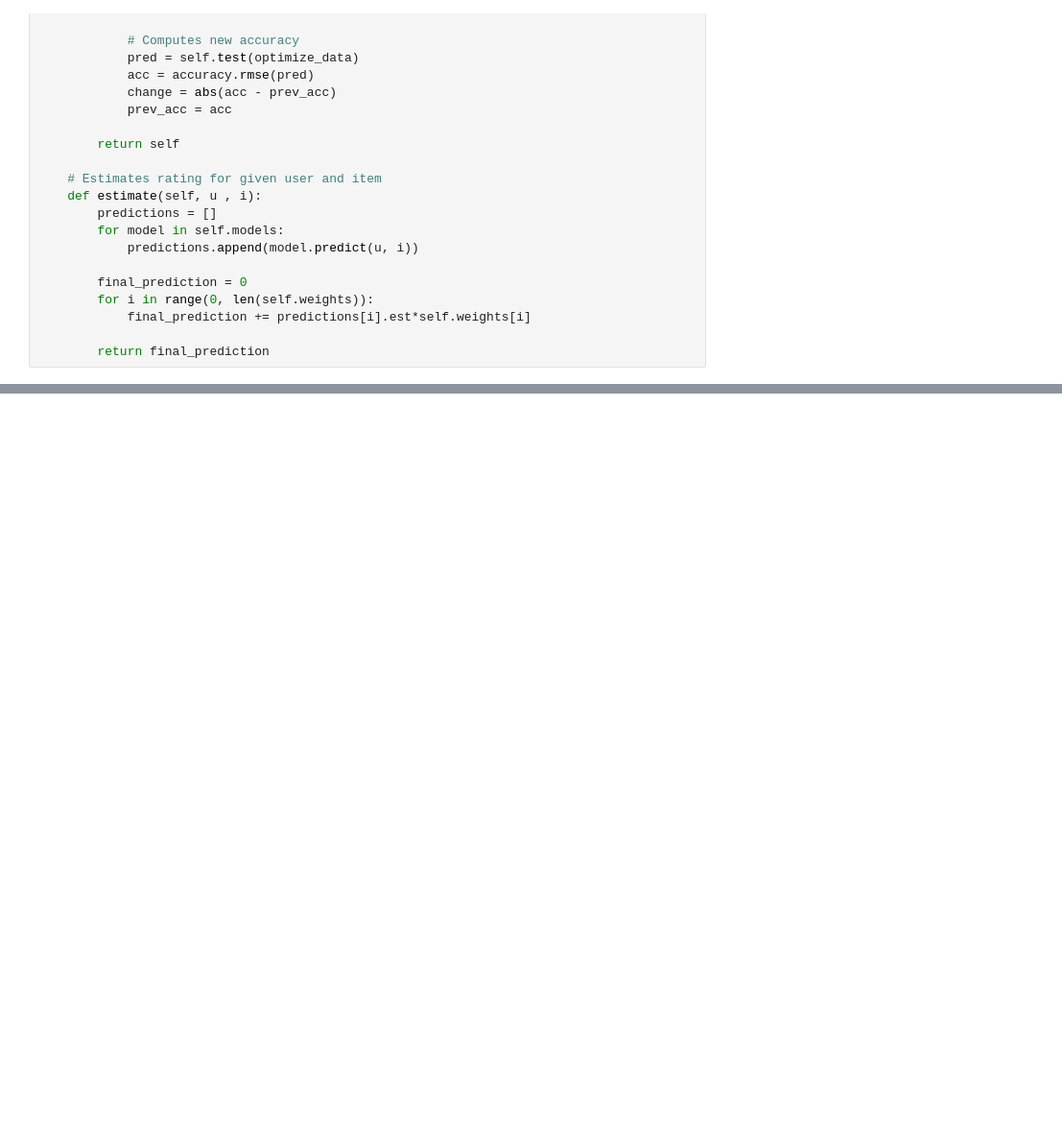
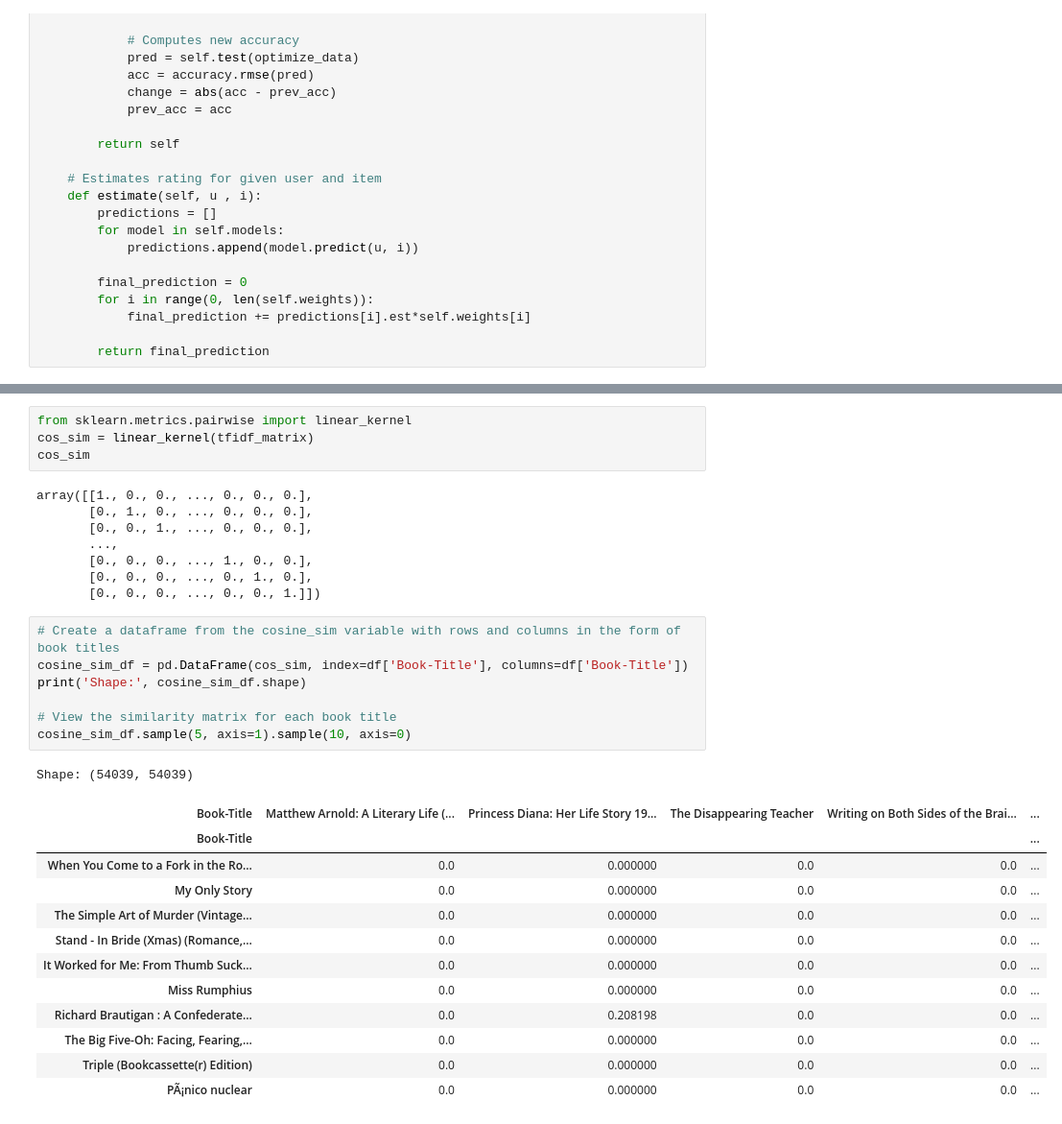
Before and after one commit to Reprodux/CP421_g16_project, a Jupyter notebook: project.ipynb, the cells around one changed output, grey strips where cells are left out. Shown at 96% size. Cells and saved outputs as stored; diff of their text form; blank space fills up the shorter version.

```diff
--- a/project.ipynb
+++ b/project.ipynb
@@ -195,0 +341,33 @@ Llewellyn's 1999 Magical Almanac (Serial)
+# %%
+from sklearn.metrics.pairwise import linear_kernel
+cos_sim = linear_kernel(tfidf_matrix)
+cos_sim
+# %% [output]
+array([[1., 0., 0., ..., 0., 0., 0.],
+       [0., 1., 0., ..., 0., 0., 0.],
+       [0., 0., 1., ..., 0., 0., 0.],
+       ...,
+       [0., 0., 0., ..., 1., 0., 0.],
+       [0., 0., 0., ..., 0., 1., 0.],
+       [0., 0., 0., ..., 0., 0., 1.]])
+# %%
+# Create a dataframe from the cosine_sim variable with rows and columns in the form of book titles
+cosine_sim_df = pd.DataFrame(cos_sim, index=df['Book-Title'], columns=df['Book-Title'])
+print('Shape:', cosine_sim_df.shape)
+
+# View the similarity matrix for each book title
+cosine_sim_df.sample(5, axis=1).sample(10, axis=0)
+# %% [output]
+Shape: (54039, 54039)
+| Book-Title | Matthew Arnold: A Literary Life (... | Princess Diana: Her Life Story 19... | The Disappearing Teacher | Writing on Both Sides of the Brai... | ... |
+| Book-Title |  |  |  |  | ... |
+| When You Come to a Fork in the Ro... | 0.0 | 0.000000 | 0.0 | 0.0 | ... |
+| My Only Story | 0.0 | 0.000000 | 0.0 | 0.0 | ... |
+| The Simple Art of Murder (Vintage... | 0.0 | 0.000000 | 0.0 | 0.0 | ... |
+| Stand - In Bride (Xmas) (Romance,... | 0.0 | 0.000000 | 0.0 | 0.0 | ... |
+| It Worked for Me: From Thumb Suck... | 0.0 | 0.000000 | 0.0 | 0.0 | ... |
+| Miss Rumphius | 0.0 | 0.000000 | 0.0 | 0.0 | ... |
+| Richard Brautigan : A Confederate... | 0.0 | 0.208198 | 0.0 | 0.0 | ... |
+| The Big Five-Oh: Facing, Fearing,... | 0.0 | 0.000000 | 0.0 | 0.0 | ... |
+| Triple (Bookcassette(r) Edition) | 0.0 | 0.000000 | 0.0 | 0.0 | ... |
+| PÃ¡nico nuclear | 0.0 | 0.000000 | 0.0 | 0.0 | ... |
```
Also changed, not shown: parts of 15 cells of this notebook.
